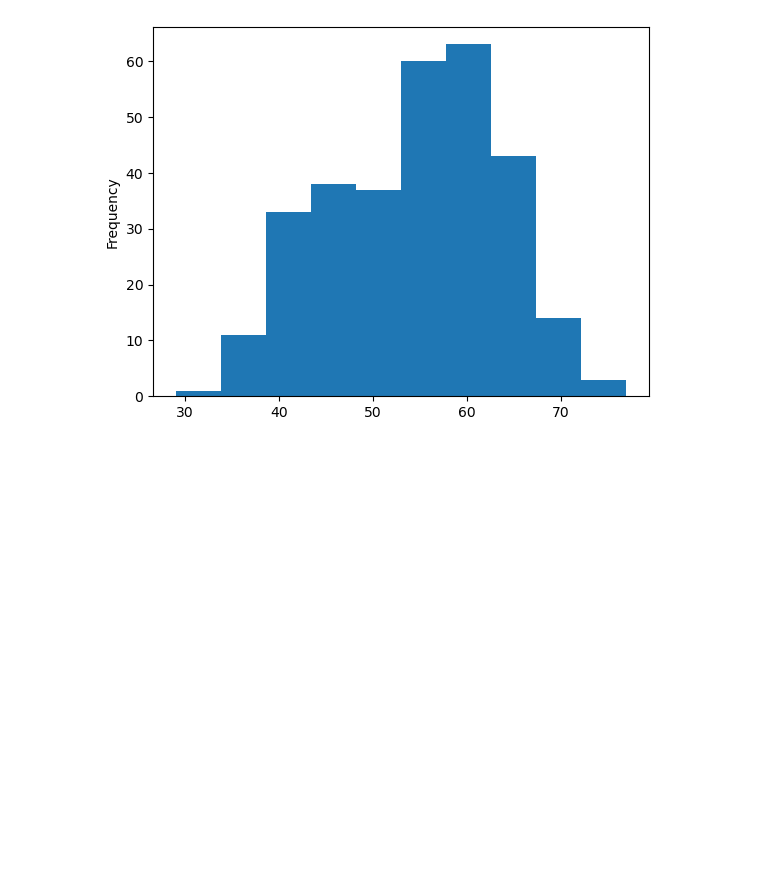
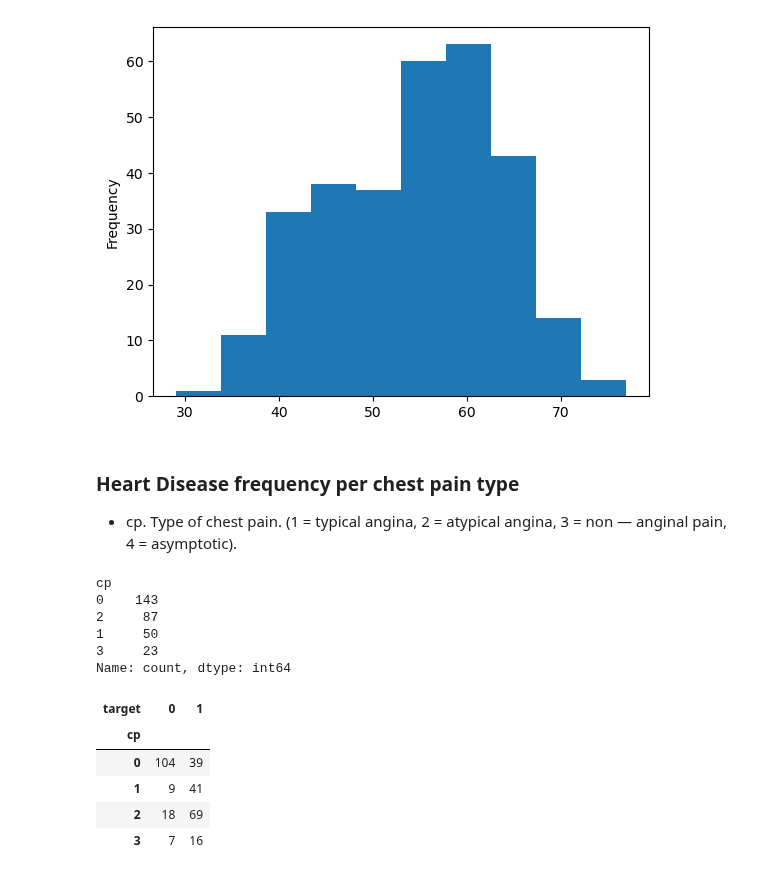
Before and after one commit to Ayush-2001-Dhanraj/heart_disease_classifier, a Jupyter notebook: index.ipynb, the cells around one changed output. Saved outputs shown, nothing was run; the diff lists cells and outputs as text; code cells hidden in the pictures; blank space fills up the shorter version.

```diff
--- a/index.ipynb
+++ b/index.ipynb
@@ -216,3 +216,25 @@ df.age.plot.hist()
 # %% [output]
 <Axes: ylabel='Frequency'>
 [figure]
+# %% [markdown]
+### Heart Disease frequency per chest pain type
+
+* cp. Type of chest pain. (1 = typical angina, 2 = atypical angina, 3 = non — anginal pain, 4 = asymptotic).
+# %%
+df.cp.value_counts()
+# %% [output]
+cp
+0    143
+2     87
+1     50
+3     23
+Name: count, dtype: int64
+# %%
+pd.crosstab(df.cp, df.target)
+# %% [output]
+| target | 0 | 1 |
+| cp |  |  |
+| 0 | 104 | 39 |
+| 1 | 9 | 41 |
+| 2 | 18 | 69 |
+| 3 | 7 | 16 |
```
Also changed, not shown: parts of 4 cells of this notebook.
